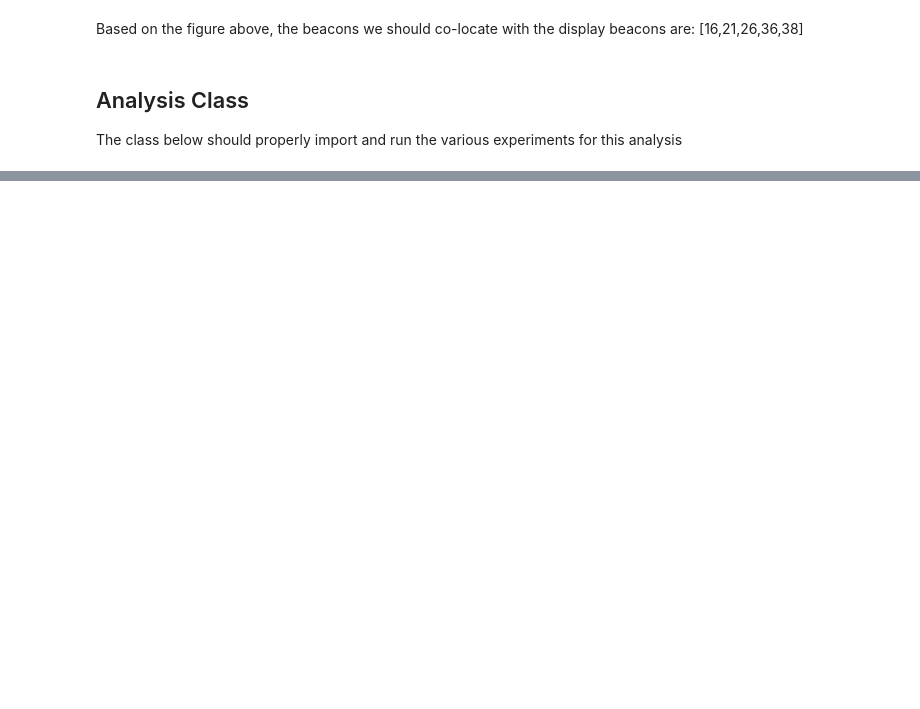
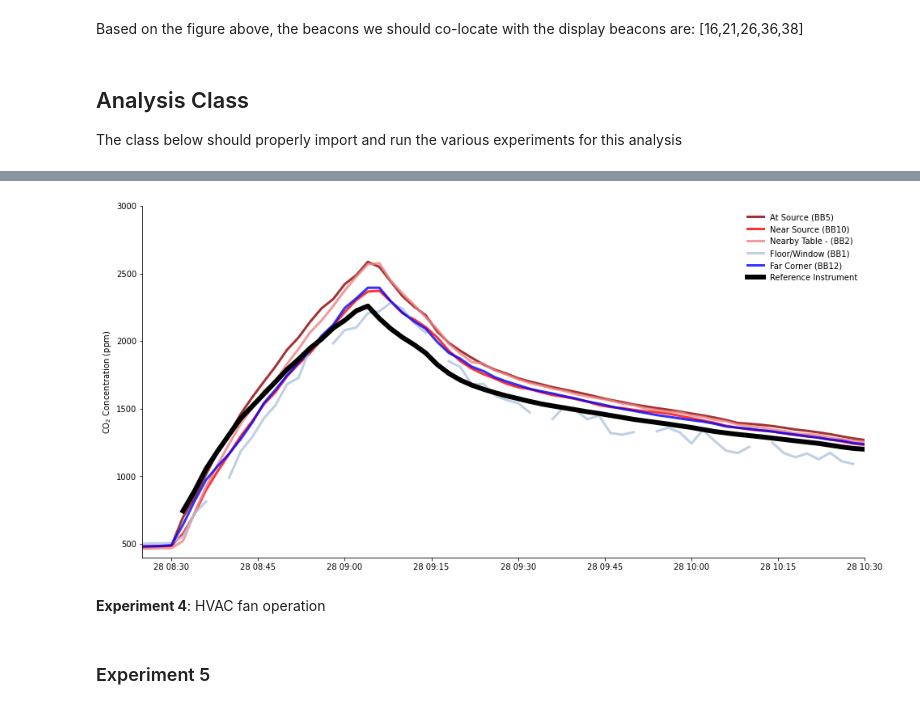
Before and after one commit to intelligent-environments-lab/utx000, a Jupyter notebook: notebooks/5.0.2-hef-beacon-co2_sensitivity.ipynb, the cells around one changed output, grey strips where cells are left out. Saved outputs shown, nothing was run; the diff lists cells and outputs as text; code cells hidden in the pictures; blank space fills up the shorter version.

```diff
--- a/notebooks/5.0.2-hef-beacon-co2_sensitivity.ipynb
+++ b/notebooks/5.0.2-hef-beacon-co2_sensitivity.ipynb
@@ -133,0 +254,35 @@ co2.plot_ts()
+# %%
+exp4 = CO2_Sensitivity(beacon_list=[1,16,2,21,5,26,10,36,12,38],ref_beacon=4,start_datetime=datetime(2021,1,28,8,25),end_datetime=datetime(2021,1,28,10,30))
+# getting reference data
+ref4 = pd.read_csv("../data/calibration/co2_01282021.csv",usecols=[0,1],names=["timestamp","co2"])
+ref4["timestamp"] = pd.to_datetime(ref4["timestamp"],yearfirst=True)
+ref4.set_index("timestamp",inplace=True)
+ref4.index += timedelta(minutes=5)
+ref4 = ref4.resample("2T").mean()
+# %%
+fig, ax = plt.subplots(figsize=(16,8))
+locs = ["At Source (BB5)","Near Source (BB10)","Nearby Table - (BB2)","Floor/Window (BB1)","Far Corner (BB12)"]
+exp4_df = pd.DataFrame()
+for pair, loc, color in zip([[5,26],[10,36],[2,21],[1,6],[12,38]],locs,["darkred","red","lightcoral","lightsteelblue","blue"]):
+    data_by_bb = exp4.data[exp4.data["beacon"].isin(pair)]
+    mean_bb = data_by_bb.groupby("timestamp").mean()
+    ax.plot(mean_bb.index,mean_bb["co2"],linewidth=3,color=color,alpha=0.8,label=loc)
+    exp4_df = pd.concat([exp4_df,mean_bb["co2"]],axis=1)
+
+exp4_df.columns = locs
+
+ax.plot(ref4.index,ref4["co2"],color="black",linewidth=6,label="Reference Instrument")
+ax.set_xlim([exp4.start_datetime,exp4.end_datetime])
+ax.set_ylim([400,3000])
+ax.set_ylabel("CO$_2$ Concentration (ppm)")
+ax.legend(frameon=False)
+
+for loc in ["top","right"]:
+    ax.spines[loc].set_visible(False)
+
+plt.show()
+plt.close()
+# %% [output]
+[figure, added]
+# %% [markdown]
+**Experiment 4**: HVAC fan operation
@@ -133,0 +297,2 @@ co2.plot_ts()
+# %% [markdown]
+### Experiment 5
```
Also changed, not shown: parts of 24 cells of this notebook.
